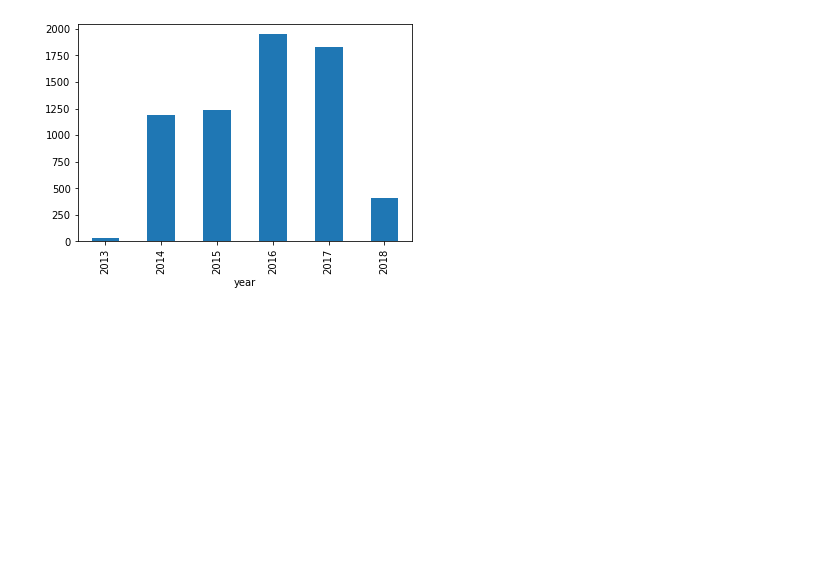
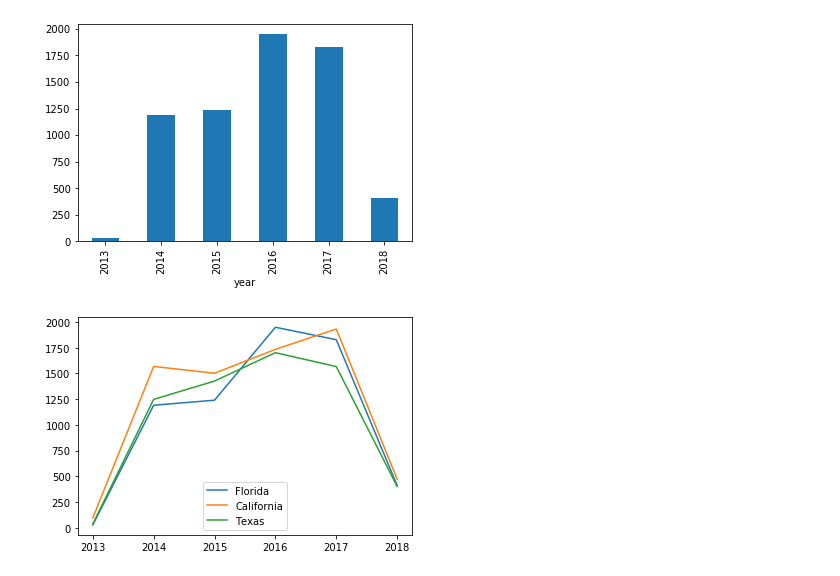
Before and after one commit to gonzalo91/Proyecto-Ciencia-de-datos, a Jupyter notebook: proyecto_final/Entregable2.ipynb, the cells around one changed output. Cells and saved outputs as stored; diff of their text form; code cells hidden in the pictures; blank space fills up the shorter version.

Commit message:
Visualizacion - Se agregó la grafica final

```diff
--- a/proyecto_final/Entregable2.ipynb
+++ b/proyecto_final/Entregable2.ipynb
@@ -637,6 +629,8 @@ relacion = participantes.corr()
 # %% [markdown]
 ---
 ### Procedemos a unir los incidentes con los participantes de una manera estructurada
+# %%
+i_p = pd.merge(incidentes, participantes, left_index=True, right_on='incidente_id')
 # %% [markdown]
 ---
 De la misma, no podemos encontrar una fuerte correlacion en los datos, por lo que tendremos que proseguir con los objetivos principales, sin profundizar mas en los datos
@@ -660,17 +654,32 @@ i_p['year'] = i_p.fecha.dt.to_period('Y')
 # %% [markdown]
 Exponiendo las cifras de los estados mas violentos, en base a si han salido muertos o heridos, hacemos un conteo de los incidentes, para poder identificar un factor que nos pueda ayudar a identificar si hubo un incremento o decremento de los mismo
 # %%
-i_p[(i_p.estado=='Texas') & ( (i_p.muerto == 1) | (i_p.herido== 1)) ].groupby('year')['fecha'].count().plot.bar(y='frecuency')
+total_texas = i_p[(i_p.estado=='Texas') & ( (i_p.muerto == 1) | (i_p.herido== 1)) ].groupby('year')['fecha'].count()
+total_texas.plot.bar(y='frecuency')
 # %% [output]
 <matplotlib.axes._subplots.AxesSubplot at 0x...>
 [figure]
 # %%
-i_p[(i_p.estado=='California') & ( (i_p.muerto == 1) | (i_p.herido== 1)) ].groupby('year')['fecha'].count().plot.bar(y='frecuency')
+total_california = i_p[(i_p.estado=='California') & ( (i_p.muerto == 1) | (i_p.herido== 1)) ].groupby('year')['fecha'].count()
+total_california.plot.bar(y='frecuency')
 # %% [output]
 <matplotlib.axes._subplots.AxesSubplot at 0x...>
 [figure]
 # %%
-i_p[(i_p.estado=='Florida') & ( (i_p.muerto == 1) | (i_p.herido== 1)) ].groupby('year')['fecha'].count().plot.bar(y='frecuency')
+total_florida = i_p[(i_p.estado=='Florida') & ( (i_p.muerto == 1) | (i_p.herido== 1)) ].groupby('year')['fecha'].count()
+total_florida.plot.bar(y='frecuency')
 # %% [output]
 <matplotlib.axes._subplots.AxesSubplot at 0x...>
 [figure]
+# %%
+df = pd.DataFrame({
+
+   'Florida': [total_florida[0], total_florida[1], total_florida[2], total_florida[3], total_florida[4], total_florida[5],],
+   'California': [total_california[0], total_california[1], total_california[2], total_california[3], total_california[4], total_california[5],],
+   'Texas': [total_texas[0],total_texas[1], total_texas[2], total_texas[3], total_texas[4], total_texas[5],],
+
+   }, index=[2013, 2014, 2015, 2016, 2017, 2018])
+
+lines = df.plot.line()
+# %% [output]
+[figure, added]
```
Also changed, not shown: parts of 1 cell of this notebook.
